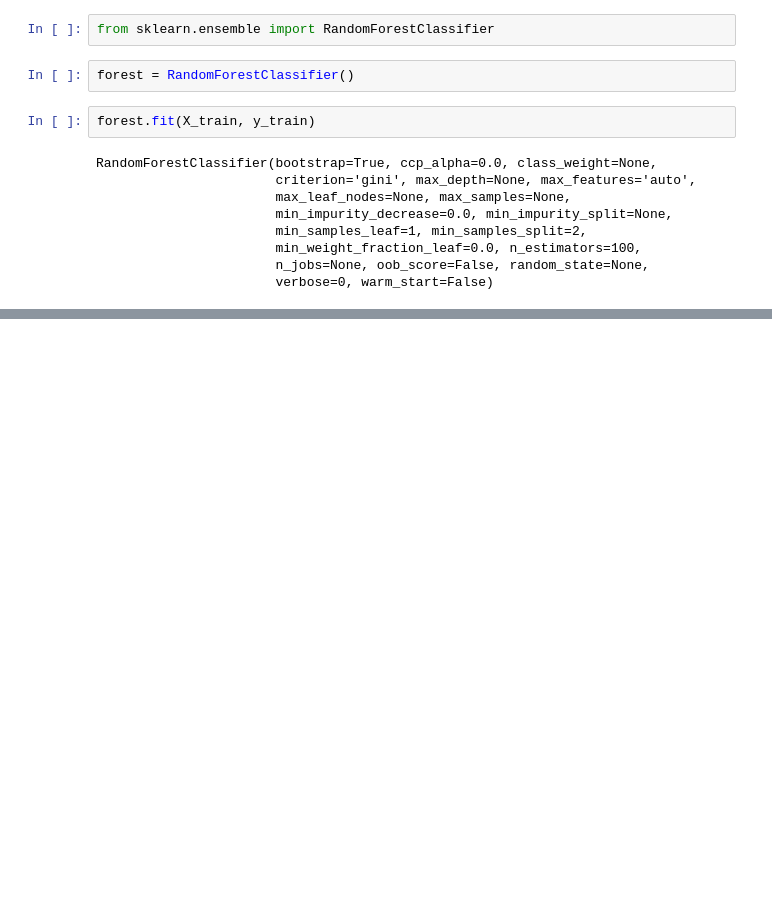
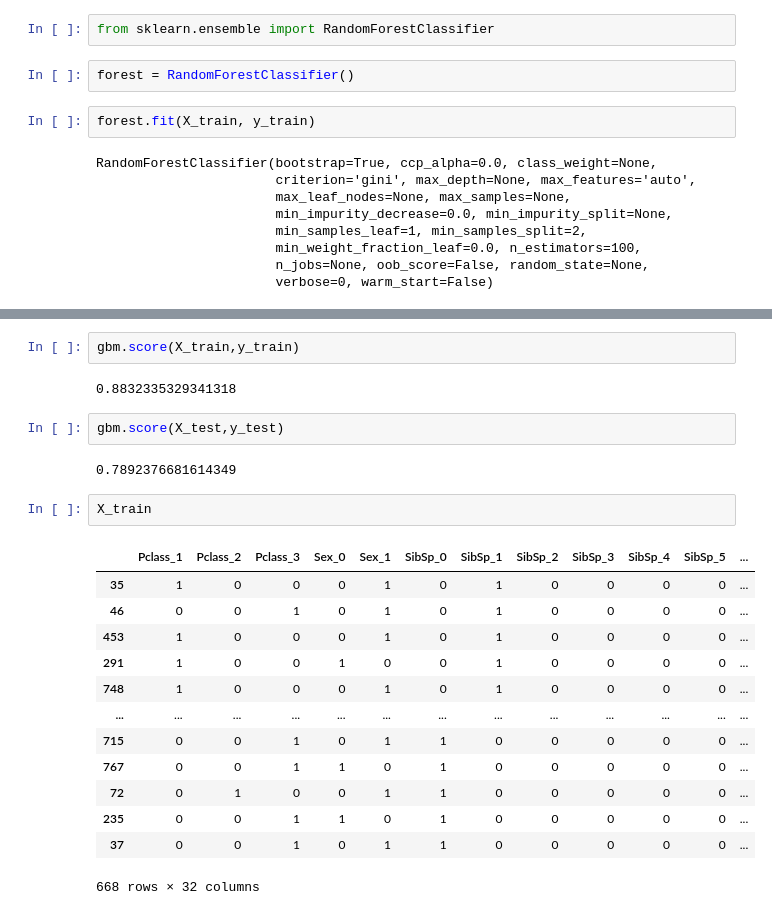
Before and after one commit to LEE-SANG-HYUK/Titanic, a Jupyter notebook: titanic_3.ipynb, the cells around one changed output, grey strips where cells are left out. Saved outputs shown, nothing was run; the diff lists cells and outputs as text; blank space fills up the shorter version.

```diff
--- a/titanic_3.ipynb
+++ b/titanic_3.ipynb
@@ -510,0 +527,24 @@ print(forest.score(X_test, y_test))
+# %%
+gbm.score(X_train,y_train)
+# %% [output]
+0.8832335329341318
+# %%
+gbm.score(X_test,y_test)
+# %% [output]
+0.7892376681614349
+# %%
+X_train
+# %% [output]
+|  | Pclass_1 | Pclass_2 | Pclass_3 | Sex_0 | Sex_1 | SibSp_0 | SibSp_1 | SibSp_2 | SibSp_3 | SibSp_4 | SibSp_5 | ... |
+| 35 | 1 | 0 | 0 | 0 | 1 | 0 | 1 | 0 | 0 | 0 | 0 | ... |
+| 46 | 0 | 0 | 1 | 0 | 1 | 0 | 1 | 0 | 0 | 0 | 0 | ... |
+| 453 | 1 | 0 | 0 | 0 | 1 | 0 | 1 | 0 | 0 | 0 | 0 | ... |
+| 291 | 1 | 0 | 0 | 1 | 0 | 0 | 1 | 0 | 0 | 0 | 0 | ... |
+| 748 | 1 | 0 | 0 | 0 | 1 | 0 | 1 | 0 | 0 | 0 | 0 | ... |
+| ... | ... | ... | ... | ... | ... | ... | ... | ... | ... | ... | ... | ... |
+| 715 | 0 | 0 | 1 | 0 | 1 | 1 | 0 | 0 | 0 | 0 | 0 | ... |
+| 767 | 0 | 0 | 1 | 1 | 0 | 1 | 0 | 0 | 0 | 0 | 0 | ... |
+| 72 | 0 | 1 | 0 | 0 | 1 | 1 | 0 | 0 | 0 | 0 | 0 | ... |
+| 235 | 0 | 0 | 1 | 1 | 0 | 1 | 0 | 0 | 0 | 0 | 0 | ... |
+| 37 | 0 | 0 | 1 | 0 | 1 | 1 | 0 | 0 | 0 | 0 | 0 | ... |
+668 rows × 32 columns
```
Also changed, not shown: parts of 9 cells of this notebook.
